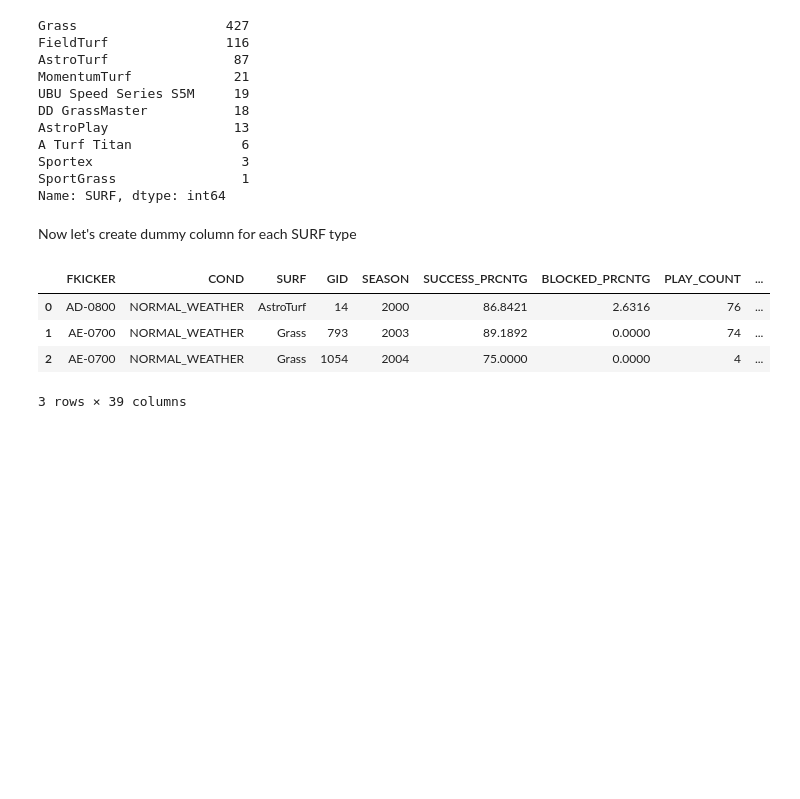
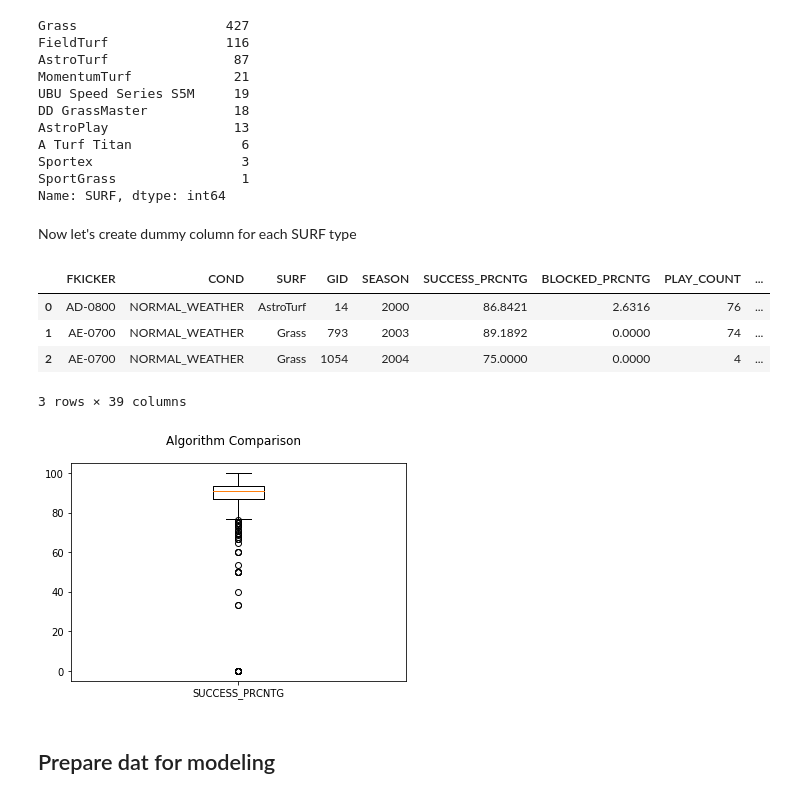
Before and after one commit to georgetown-analytics/Data-Blitz, a Jupyter notebook: src/Notebook/ProBowlKickerModel.ipynb, the cells around one changed output. Cells and saved outputs as stored; diff of their text form; code cells hidden in the pictures; blank space fills up the shorter version.

```diff
--- a/src/Notebook/ProBowlKickerModel.ipynb
+++ b/src/Notebook/ProBowlKickerModel.ipynb
@@ -286,6 +312,18 @@ DATA.head(3)
 | 1 | AE-0700 | NORMAL_WEATHER | Grass | 793 | 2003 | 89.1892 | 0.0000 | 74 | ... |
 | 2 | AE-0700 | NORMAL_WEATHER | Grass | 1054 | 2004 | 75.0000 | 0.0000 | 4 | ... |
 3 rows × 39 columns
+# %%
+    # boxplot
+fig = plt.figure()
+fig.suptitle('Algorithm Comparison')
+ax = fig.add_subplot(111)
+plt.boxplot(pd.to_numeric(DATA['SUCCESS_PRCNTG']))
+ax.set_xticklabels(['SUCCESS_PRCNTG'])
+plt.show()
+# %% [output]
+[figure, added]
+# %% [markdown]
+## Prepare dat for modeling
 # %%
 # get quantitaive features
 dt = DATA.iloc[:,3:]
```
Also changed, not shown: parts of 11 cells of this notebook.
